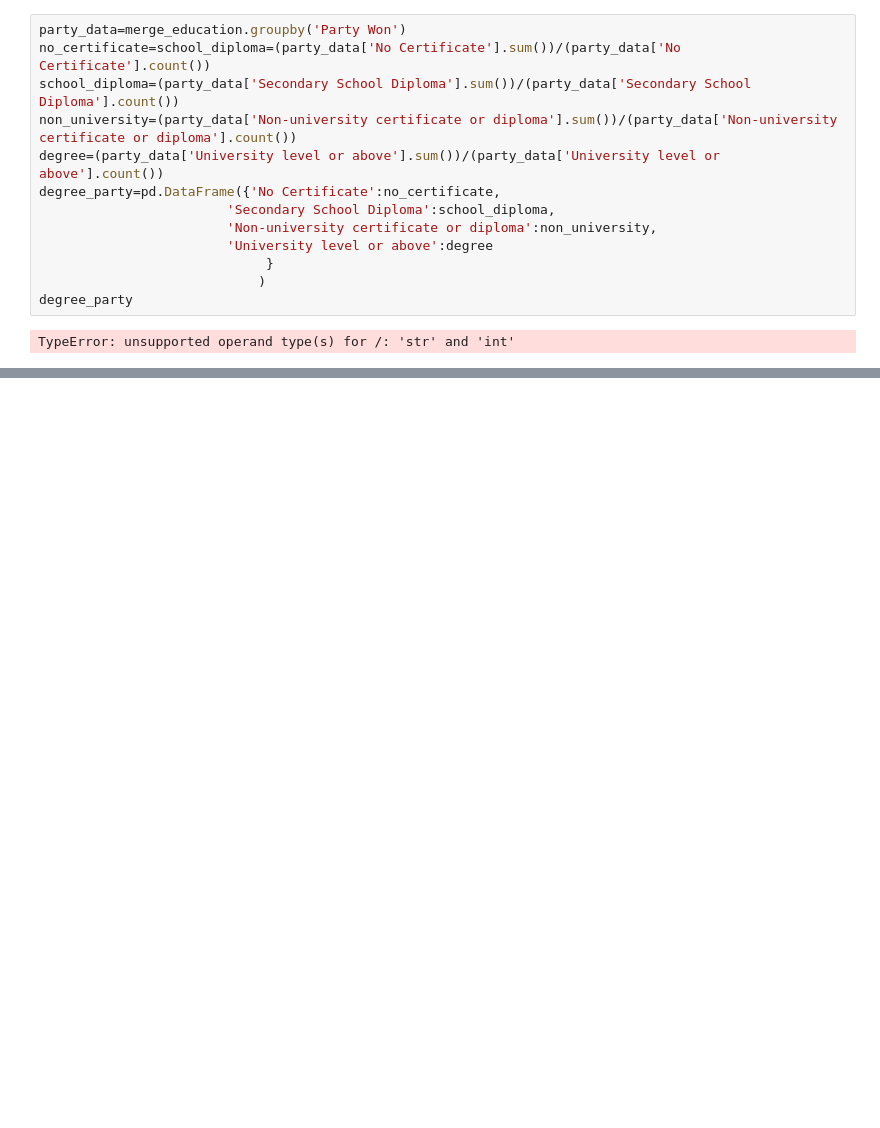
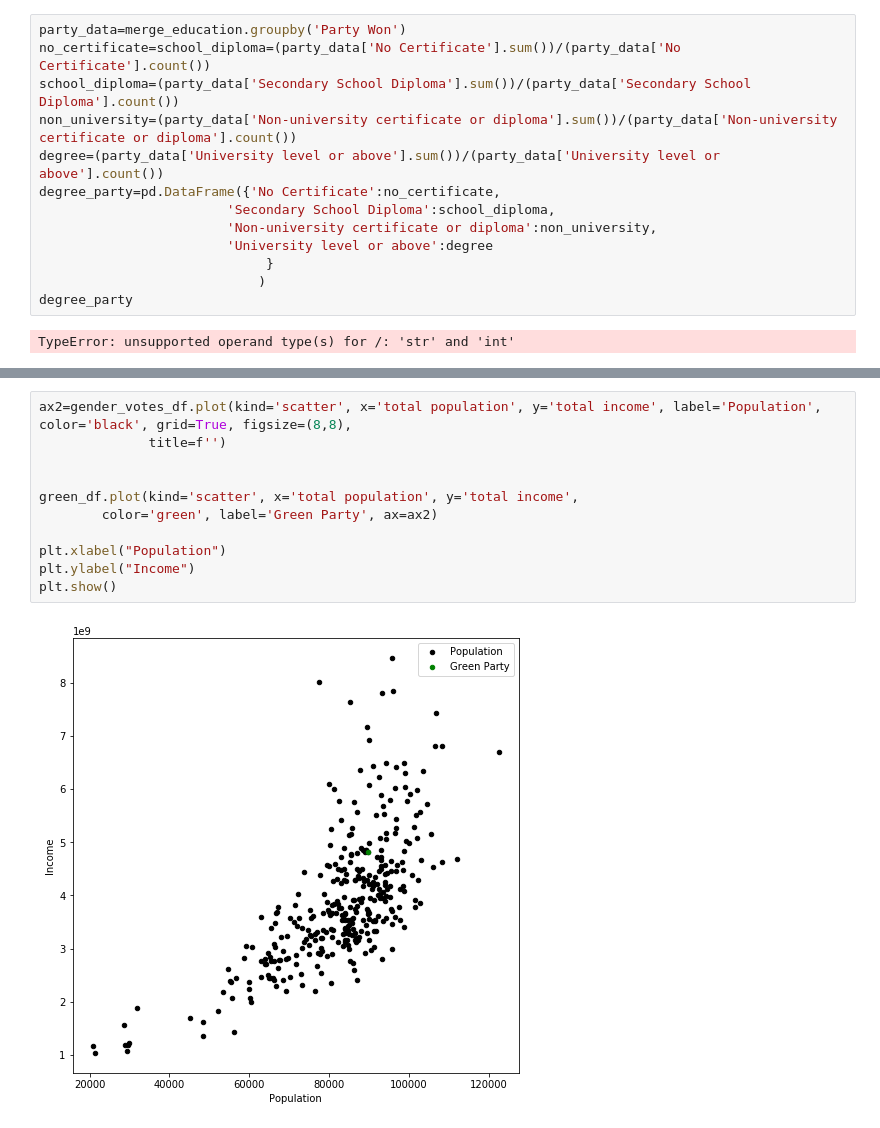
Before and after one commit to bsmirnov12/ABDS-Project-1, a Jupyter notebook: plots.ipynb, the cells around one changed output, grey strips where cells are left out. Saved outputs shown, nothing was run; the diff lists cells and outputs as text; blank space fills up the shorter version.

```diff
--- a/plots.ipynb
+++ b/plots.ipynb
@@ -128,0 +166,13 @@ TypeError: unsupported operand type(s) for /: 'str' and 'int'
+# %%
+ax2=gender_votes_df.plot(kind='scatter', x='total population', y='total income', label='Population', color='black', grid=True, figsize=(8,8),
+              title=f'')
+
+
+green_df.plot(kind='scatter', x='total population', y='total income',
+        color='green', label='Green Party', ax=ax2)
+
+plt.xlabel("Population")
+plt.ylabel("Income")
+plt.show()
+# %% [output]
+[figure, added]
```
Also changed, not shown: parts of 7 cells of this notebook, 1 other file.
